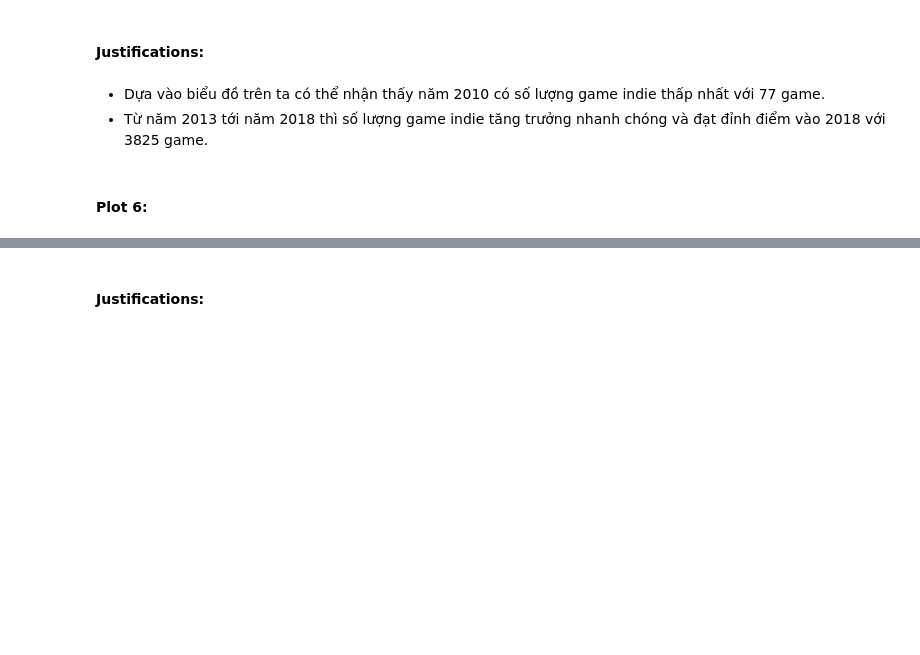
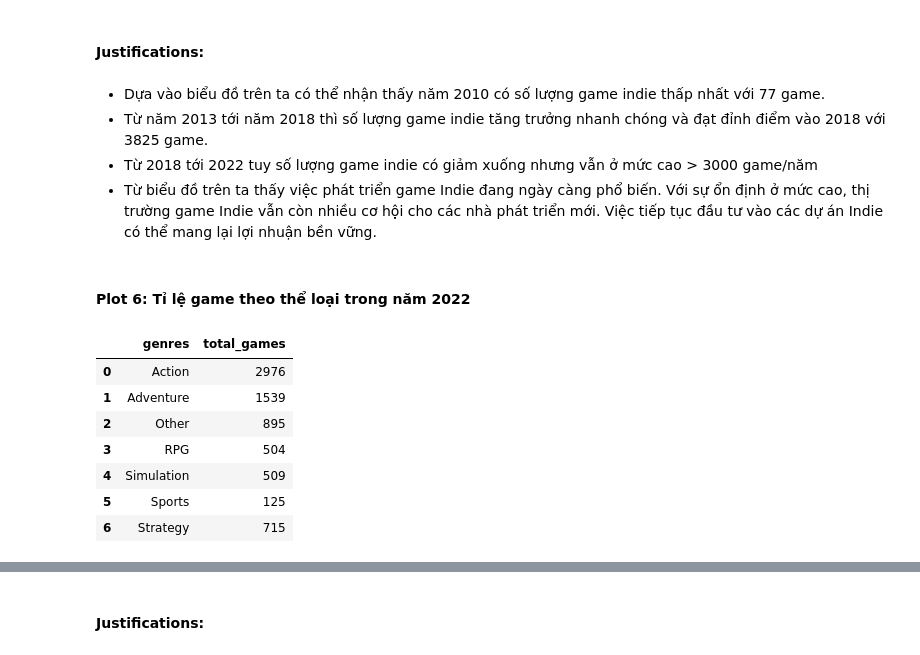
Before and after one commit to ThxgHntr/steam-games-data-analysis, a Jupyter notebook: final_project.ipynb, the cells around one changed output, grey strips where cells are left out. Saved outputs shown, nothing was run; the diff lists cells and outputs as text; code cells hidden in the pictures; blank space fills up the shorter version.

```diff
--- a/final_project.ipynb
+++ b/final_project.ipynb
@@ -681,5 +682,5 @@ plt.show()
 # %% [markdown]
 - Dựa vào biểu đồ trên ta có thể nhận thấy năm 2010 có số lượng game indie thấp nhất với 77 game.
 - Từ năm 2013 tới năm 2018 thì số lượng game indie tăng trưởng nhanh chóng và đạt đỉnh điểm vào 2018 với 3825 game.
+- Từ 2018 tới 2022 tuy số lượng game indie có giảm xuống nhưng vẫn ở mức cao > 3000 game/năm
+- Từ biểu đồ trên ta thấy việc phát triển game Indie đang ngày càng phổ biến. Với sự ổn định ở mức cao, thị trường game Indie vẫn còn nhiều cơ hội cho các nhà phát triển mới. Việc tiếp tục đầu tư vào các dự án Indie có thể mang lại lợi nhuận bền vững.
-# %% [markdown]
-#### Plot 6:
@@ -687,0 +687,20 @@ plt.show()
+# %% [markdown]
+#### Plot 6: Tỉ lệ game theo thể loại trong năm 2022
+# %%
+# get app_id, date_release, genres from df_merge_2
+df_2022 = df_merge_2.loc[:,['app_id', 'date_release', 'genres']]
+df_2022['year'] = df_2022['date_release'].dt.year
+df_2022['year'] = df_2022['year'].astype(int)
+# get game in 2022
+df_2022 = df_2022[df_2022['year'] == 2022]
+df_2022 = df_2022.groupby('genres')['app_id'].count().reset_index(name='total_games')
+df_2022
+# %% [output]
+|  | genres | total_games |
+| 0 | Action | 2976 |
+| 1 | Adventure | 1539 |
+| 2 | Other | 895 |
+| 3 | RPG | 504 |
+| 4 | Simulation | 509 |
+| 5 | Sports | 125 |
+| 6 | Strategy | 715 |
```
Also changed, not shown: parts of 11 cells of this notebook, 1 other file.
